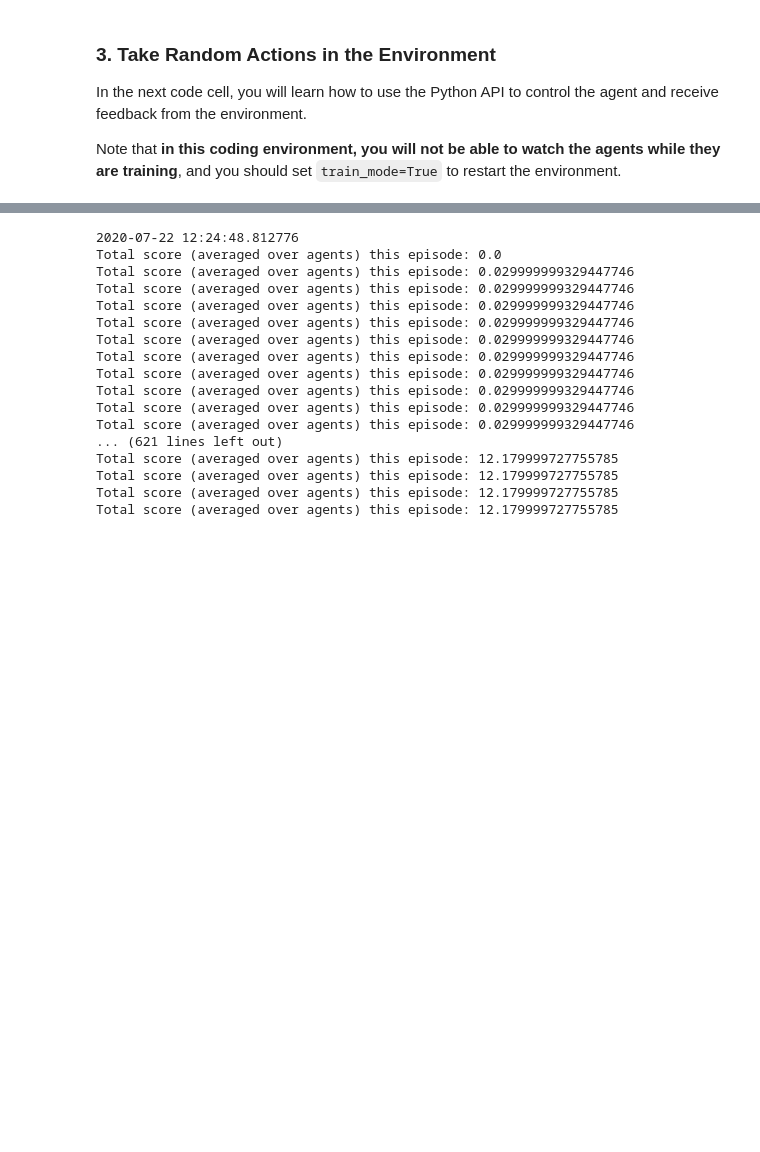
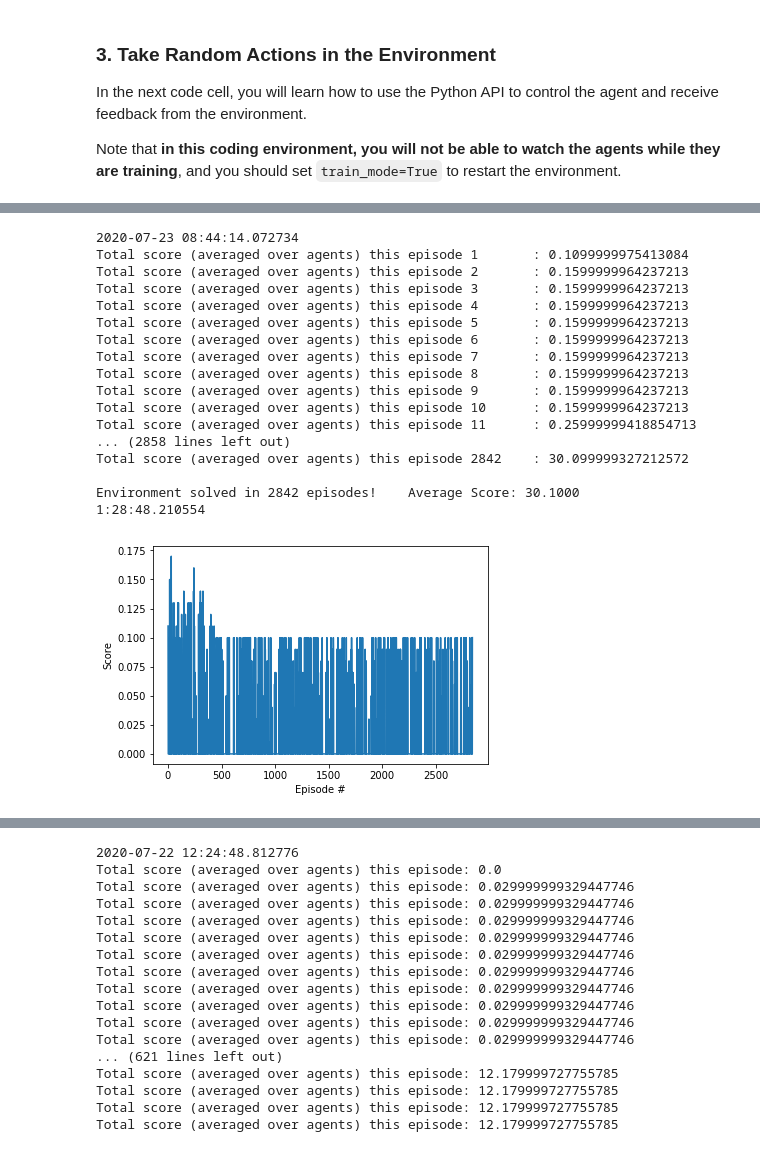
Before and after one commit to SENC/AIReacher, a Jupyter notebook: DDPG/Continuous_Control.ipynb, the cells around one changed output, grey strips where cells are left out. Drawn from its saved outputs; the diff is of its cells as text; code cells hidden in the pictures; blank space fills up the shorter version.

```diff
--- a/DDPG/Continuous_Control.ipynb
+++ b/DDPG/Continuous_Control.ipynb
@@ -95,0 +209,43 @@ print(reacherAI.critic_local)
+# %%
+# Ver 13
+#BUFFER_SIZE = 500000    #int(1e4)  # replay buffer size
+#BATCH_SIZE = 300       #128        # minibatch size
+#GAMMA = 0.997            # discount factor
+#TAU = 0.0013              # for soft update of target parameters
+#LR_ACTOR = 0.0002         # learning rate of the actor
+#LR_CRITIC = 1e-3        # learning rate of the critic
+#WEIGHT_DECAY = 0        # L2 weight decay
+
+#Noise mu=0., theta=0.17, sigma=0.24
+#Random seed = 9
+start = datetime.datetime.now()
+print (start)
+scores = Ddpg(n_episodes=3000)
+endtime = datetime.datetime.now() -start
+print (endtime)
+
+fig = plt.figure()
+ax = fig.add_subplot(111)
+plt.plot(np.arange(1, len(scores)+1), scores)
+plt.ylabel('Score')
+plt.xlabel('Episode #')
+plt.show()
+# %% [output]
+2020-07-23 08:44:14.072734
+Total score (averaged over agents) this episode 1       : 0.1099999975413084
+Total score (averaged over agents) this episode 2       : 0.1599999964237213
+Total score (averaged over agents) this episode 3       : 0.1599999964237213
+Total score (averaged over agents) this episode 4       : 0.1599999964237213
+Total score (averaged over agents) this episode 5       : 0.1599999964237213
+Total score (averaged over agents) this episode 6       : 0.1599999964237213
+Total score (averaged over agents) this episode 7       : 0.1599999964237213
+Total score (averaged over agents) this episode 8       : 0.1599999964237213
+Total score (averaged over agents) this episode 9       : 0.1599999964237213
+Total score (averaged over agents) this episode 10      : 0.1599999964237213
+Total score (averaged over agents) this episode 11      : 0.25999999418854713
+... (2858 lines left out)
+Total score (averaged over agents) this episode 2842    : 30.099999327212572
+
+Environment solved in 2842 episodes!    Average Score: 30.1000
+1:28:48.210554
+[figure, added]
```
Also changed, not shown: parts of 41 cells of this notebook.
